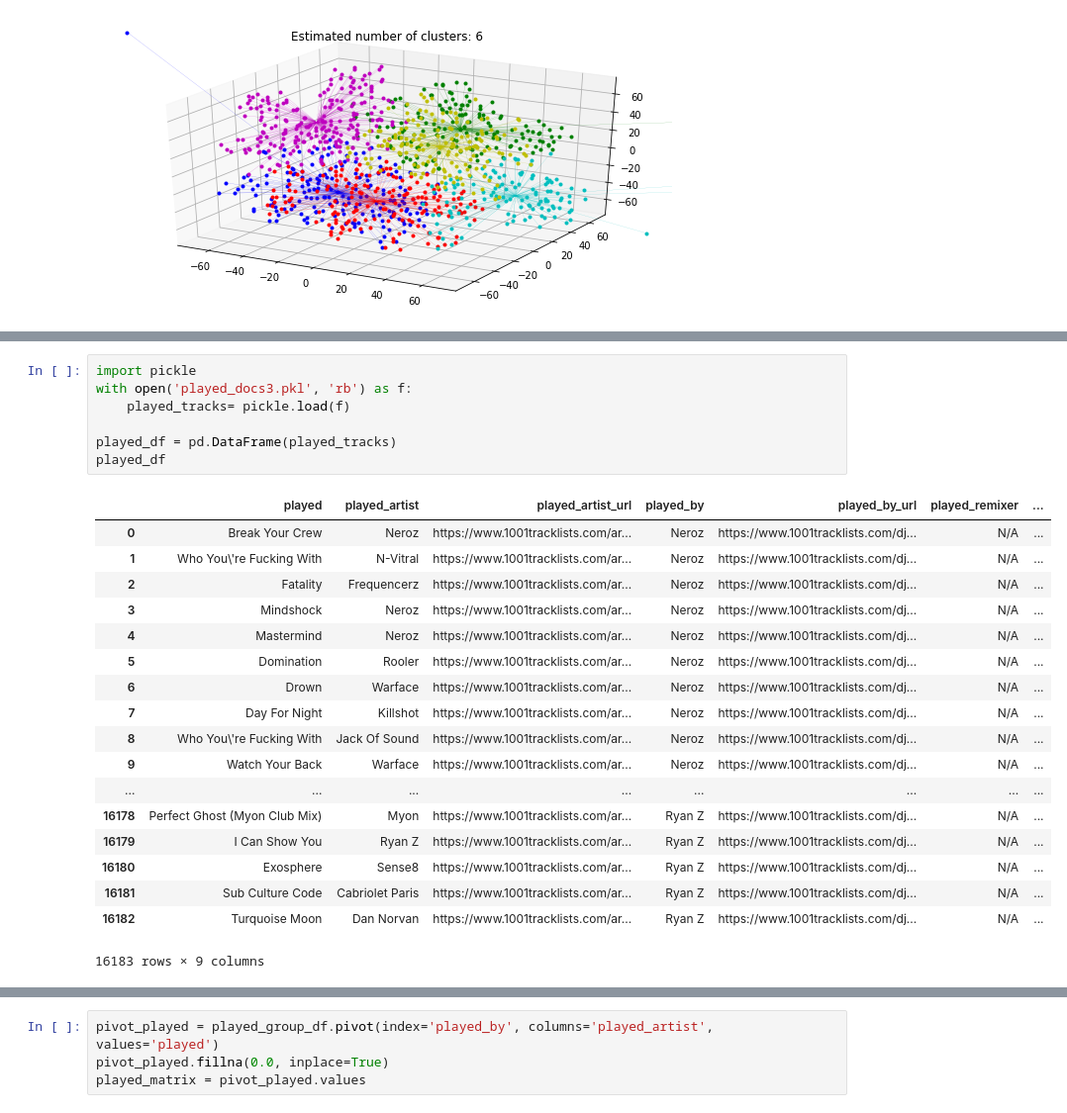
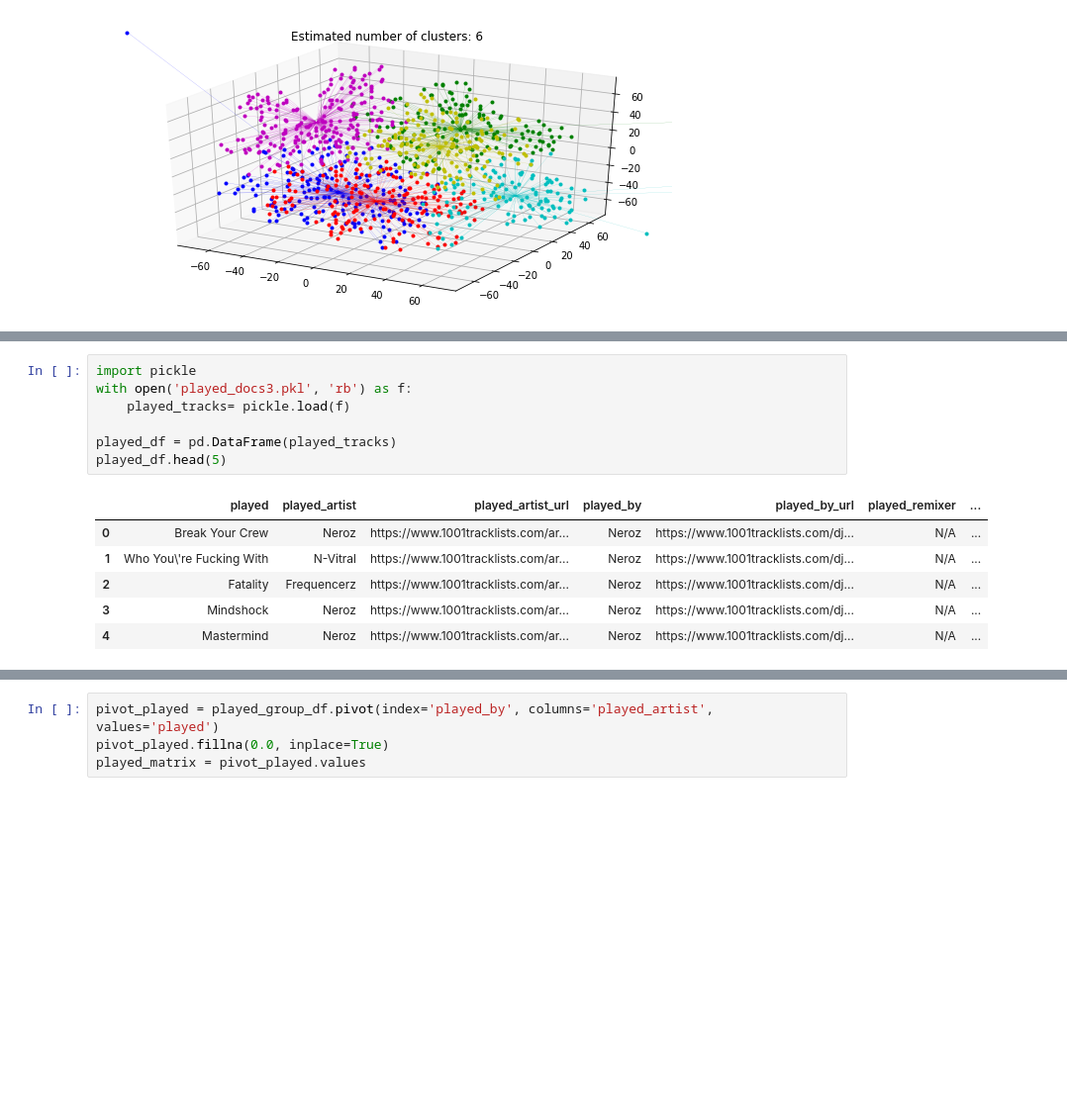
Before and after one commit to mfaenza/1001, a Jupyter notebook: GraphSandboxClean.ipynb, the cells around one changed output, grey strips where cells are left out. Shown at 99% size. Saved outputs shown, nothing was run; the diff lists cells and outputs as text; blank space fills up the shorter version.

```diff
--- a/GraphSandboxClean.ipynb
+++ b/GraphSandboxClean.ipynb
@@ -556,29 +500,17 @@ cluster_df[cluster_df[1] == 4]
 # %%
 import pickle
 with open('played_docs3.pkl', 'rb') as f:
     played_tracks= pickle.load(f)
 
 played_df = pd.DataFrame(played_tracks)
-played_df
+played_df.head(5)
 # %% [output]
 |  | played | played_artist | played_artist_url | played_by | played_by_url | played_remixer | ... |
 | 0 | Break Your Crew | Neroz | https://www.1001tracklists.com/ar... | Neroz | https://www.1001tracklists.com/dj... | N/A | ... |
 | 1 | Who You\'re Fucking With | N-Vitral | https://www.1001tracklists.com/ar... | Neroz | https://www.1001tracklists.com/dj... | N/A | ... |
 | 2 | Fatality | Frequencerz | https://www.1001tracklists.com/ar... | Neroz | https://www.1001tracklists.com/dj... | N/A | ... |
 | 3 | Mindshock | Neroz | https://www.1001tracklists.com/ar... | Neroz | https://www.1001tracklists.com/dj... | N/A | ... |
 | 4 | Mastermind | Neroz | https://www.1001tracklists.com/ar... | Neroz | https://www.1001tracklists.com/dj... | N/A | ... |
-| 5 | Domination | Rooler | https://www.1001tracklists.com/ar... | Neroz | https://www.1001tracklists.com/dj... | N/A | ... |
-| 6 | Drown | Warface | https://www.1001tracklists.com/ar... | Neroz | https://www.1001tracklists.com/dj... | N/A | ... |
-| 7 | Day For Night | Killshot | https://www.1001tracklists.com/ar... | Neroz | https://www.1001tracklists.com/dj... | N/A | ... |
-| 8 | Who You\'re Fucking With | Jack Of Sound | https://www.1001tracklists.com/ar... | Neroz | https://www.1001tracklists.com/dj... | N/A | ... |
-| 9 | Watch Your Back | Warface | https://www.1001tracklists.com/ar... | Neroz | https://www.1001tracklists.com/dj... | N/A | ... |
-| ... | ... | ... | ... | ... | ... | ... | ... |
-| 16178 | Perfect Ghost (Myon Club Mix) | Myon | https://www.1001tracklists.com/ar... | Ryan Z | https://www.1001tracklists.com/dj... | N/A | ... |
-| 16179 | I Can Show You | Ryan Z | https://www.1001tracklists.com/ar... | Ryan Z | https://www.1001tracklists.com/dj... | N/A | ... |
-| 16180 | Exosphere | Sense8 | https://www.1001tracklists.com/ar... | Ryan Z | https://www.1001tracklists.com/dj... | N/A | ... |
-| 16181 | Sub Culture Code | Cabriolet Paris | https://www.1001tracklists.com/ar... | Ryan Z | https://www.1001tracklists.com/dj... | N/A | ... |
-| 16182 | Turquoise Moon | Dan Norvan | https://www.1001tracklists.com/ar... | Ryan Z | https://www.1001tracklists.com/dj... | N/A | ... |
-16183 rows × 9 columns
 # %%
 played_group_df = played_df.groupby(['played_by','played_artist'])['played'].count()
 
```
Also changed, not shown: parts of 10 cells of this notebook, 2 other files.
